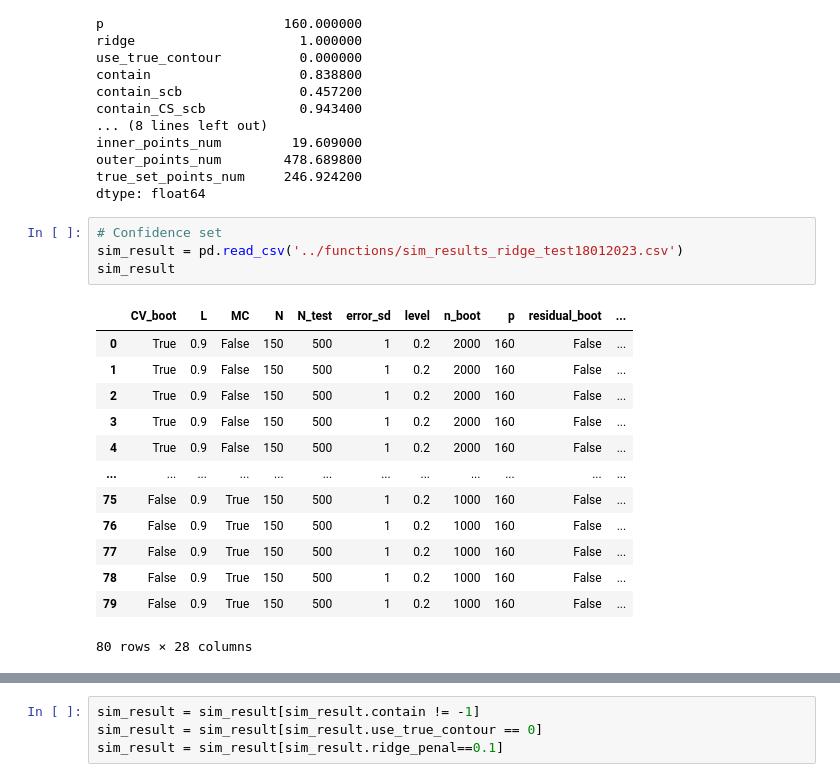
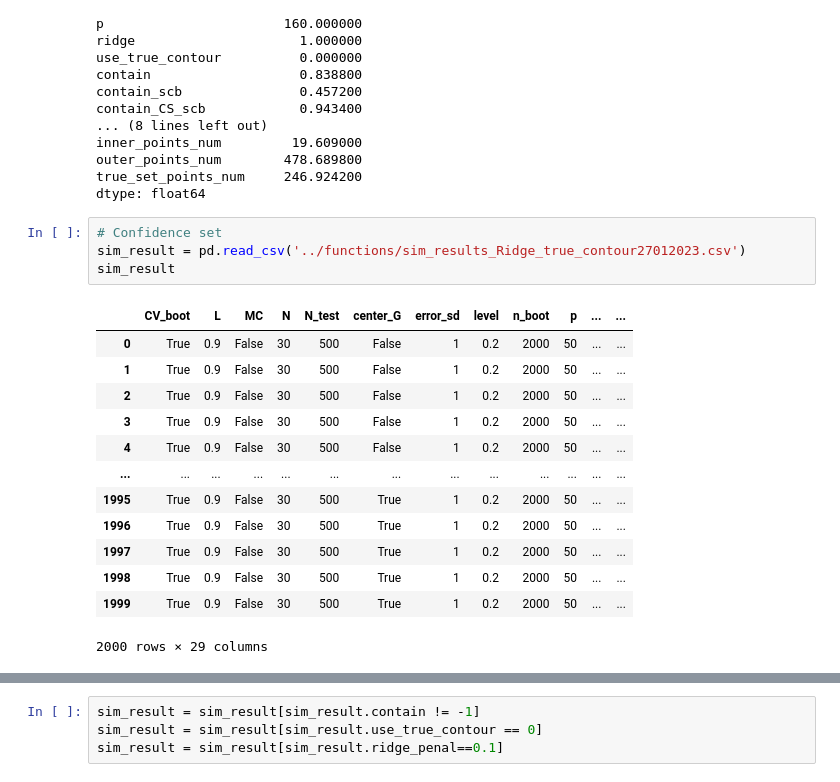
Before and after one commit to junting-ren/model_uncertainty_using_feature_confidence_set, a Jupyter notebook: notebooks/clean_sim.ipynb, the cells around one changed output, grey strips where cells are left out. Saved outputs shown, nothing was run; the diff lists cells and outputs as text.

```diff
--- a/notebooks/clean_sim.ipynb
+++ b/notebooks/clean_sim.ipynb
@@ -30,20 +30,20 @@ true_set_points_num     246.924200
 dtype: float64
 # %%
 # Confidence set
-sim_result = pd.read_csv('../functions/sim_results_ridge_test18012023.csv')
+sim_result = pd.read_csv('../functions/sim_results_Ridge_true_contour27012023.csv')
 sim_result
 # %% [output]
-|  | CV_boot | L | MC | N | N_test | error_sd | level | n_boot | p | residual_boot | ... |
-| 0 | True | 0.9 | False | 150 | 500 | 1 | 0.2 | 2000 | 160 | False | ... |
-| 1 | True | 0.9 | False | 150 | 500 | 1 | 0.2 | 2000 | 160 | False | ... |
-| 2 | True | 0.9 | False | 150 | 500 | 1 | 0.2 | 2000 | 160 | False | ... |
-| 3 | True | 0.9 | False | 150 | 500 | 1 | 0.2 | 2000 | 160 | False | ... |
-| 4 | True | 0.9 | False | 150 | 500 | 1 | 0.2 | 2000 | 160 | False | ... |
-| ... | ... | ... | ... | ... | ... | ... | ... | ... | ... | ... | ... |
-| 75 | False | 0.9 | True | 150 | 500 | 1 | 0.2 | 1000 | 160 | False | ... |
-| 76 | False | 0.9 | True | 150 | 500 | 1 | 0.2 | 1000 | 160 | False | ... |
-| 77 | False | 0.9 | True | 150 | 500 | 1 | 0.2 | 1000 | 160 | False | ... |
-| 78 | False | 0.9 | True | 150 | 500 | 1 | 0.2 | 1000 | 160 | False | ... |
-| 79 | False | 0.9 | True | 150 | 500 | 1 | 0.2 | 1000 | 160 | False | ... |
+|  | CV_boot | L | MC | N | N_test | center_G | error_sd | level | n_boot | p | ... | ... |
+| 0 | True | 0.9 | False | 30 | 500 | False | 1 | 0.2 | 2000 | 50 | ... | ... |
+| 1 | True | 0.9 | False | 30 | 500 | False | 1 | 0.2 | 2000 | 50 | ... | ... |
+| 2 | True | 0.9 | False | 30 | 500 | False | 1 | 0.2 | 2000 | 50 | ... | ... |
+| 3 | True | 0.9 | False | 30 | 500 | False | 1 | 0.2 | 2000 | 50 | ... | ... |
+| 4 | True | 0.9 | False | 30 | 500 | False | 1 | 0.2 | 2000 | 50 | ... | ... |
+| ... | ... | ... | ... | ... | ... | ... | ... | ... | ... | ... | ... | ... |
+| 1995 | True | 0.9 | False | 30 | 500 | True | 1 | 0.2 | 2000 | 50 | ... | ... |
+| 1996 | True | 0.9 | False | 30 | 500 | True | 1 | 0.2 | 2000 | 50 | ... | ... |
+| 1997 | True | 0.9 | False | 30 | 500 | True | 1 | 0.2 | 2000 | 50 | ... | ... |
+| 1998 | True | 0.9 | False | 30 | 500 | True | 1 | 0.2 | 2000 | 50 | ... | ... |
+| 1999 | True | 0.9 | False | 30 | 500 | True | 1 | 0.2 | 2000 | 50 | ... | ... |
-80 rows × 28 columns
+2000 rows × 29 columns
 # %%
```
Also changed, not shown: parts of 2 cells of this notebook.
